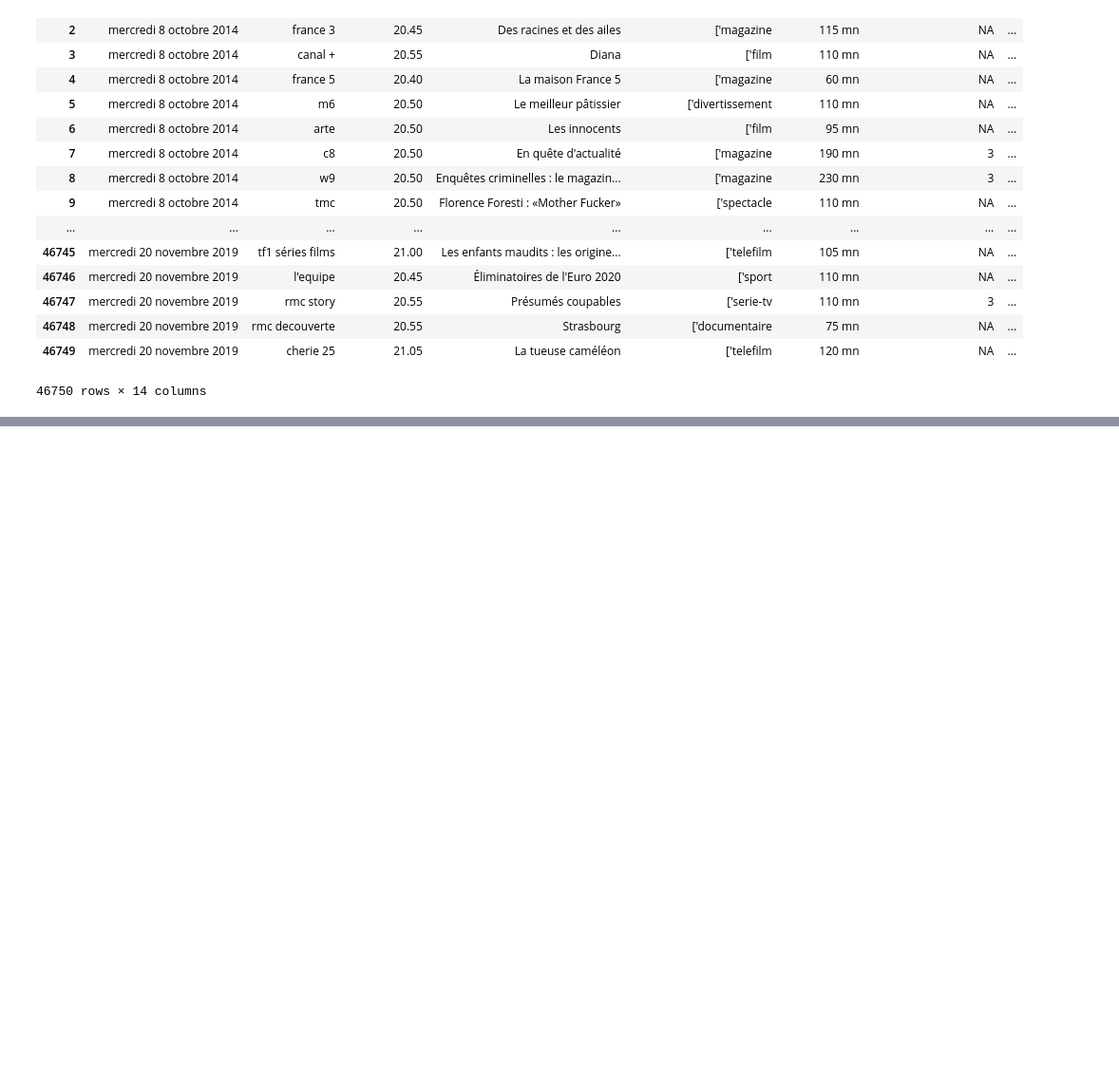
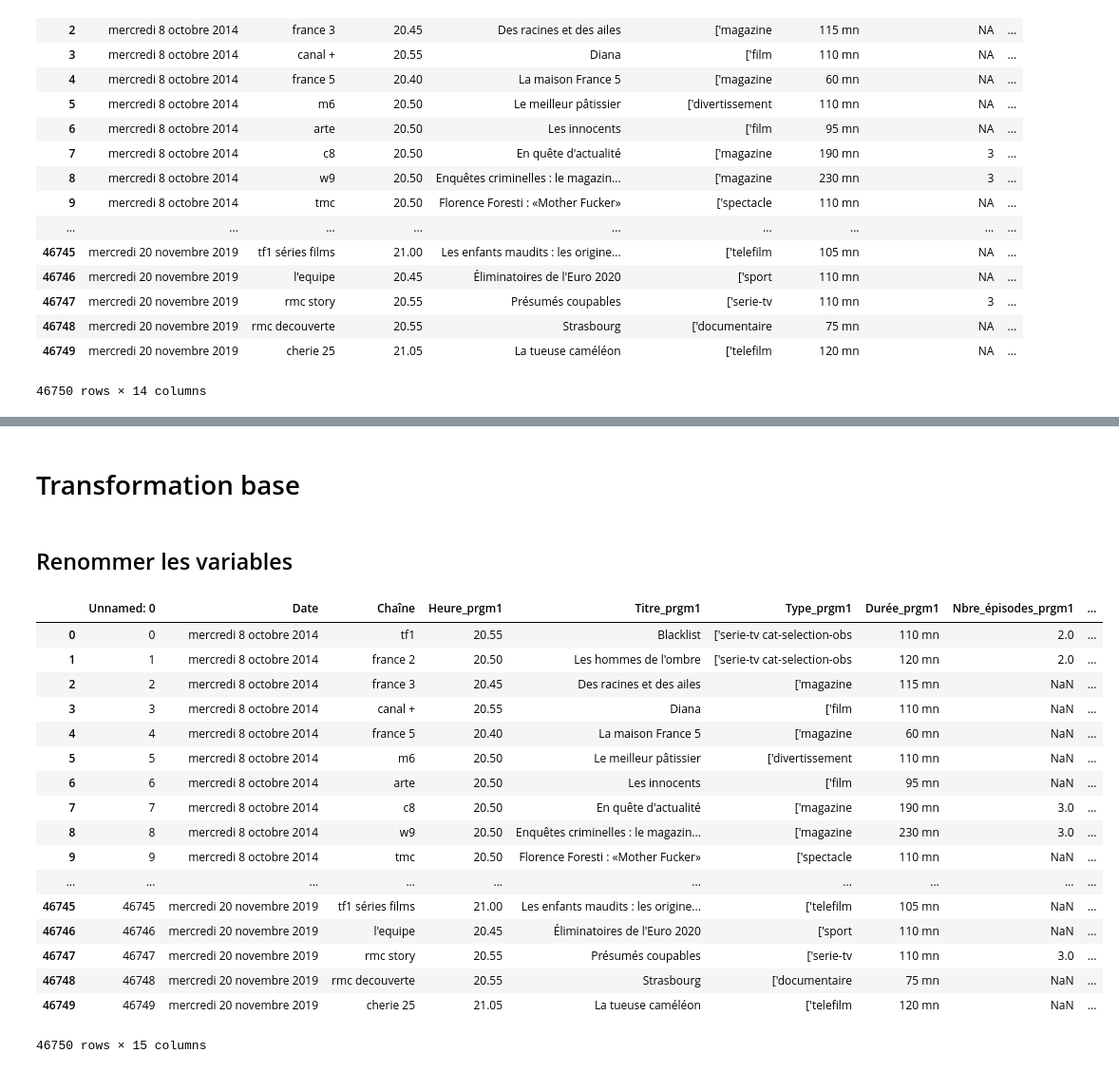
Before and after one commit to dnscharles/Predicting_tv_audiences, a Jupyter notebook: Evelore/Test.ipynb, the cells around one changed output, grey strips where cells are left out. Shown at 95% size. Saved outputs shown, nothing was run; the diff lists cells and outputs as text; code cells hidden in the pictures; blank space fills up the shorter version.

```diff
--- a/Evelore/Test.ipynb
+++ b/Evelore/Test.ipynb
@@ -78,0 +175,4 @@ Donnees.to_csv('ProgrammeTV.csv')
+# %% [markdown]
+# Transformation base
+# %% [markdown]
+## Renommer les variables
@@ -78,0 +181,23 @@ Donnees.to_csv('ProgrammeTV.csv')
+# %%
+Donnees = pd.read_csv("ProgrammeTV.csv")
+# %%
+Donnees
+# %% [output]
+|  | Unnamed: 0 | Date | Chaîne | Heure_prgm1 | Titre_prgm1 | Type_prgm1 | Durée_prgm1 | Nbre_épisodes_prgm1 | ... |
+| 0 | 0 | mercredi 8 octobre 2014 | tf1 | 20.55 | Blacklist | ['serie-tv cat-selection-obs | 110 mn | 2.0 | ... |
+| 1 | 1 | mercredi 8 octobre 2014 | france 2 | 20.50 | Les hommes de l'ombre | ['serie-tv cat-selection-obs | 120 mn | 2.0 | ... |
+| 2 | 2 | mercredi 8 octobre 2014 | france 3 | 20.45 | Des racines et des ailes | ['magazine | 115 mn | NaN | ... |
+| 3 | 3 | mercredi 8 octobre 2014 | canal + | 20.55 | Diana | ['film | 110 mn | NaN | ... |
+| 4 | 4 | mercredi 8 octobre 2014 | france 5 | 20.40 | La maison France 5 | ['magazine | 60 mn | NaN | ... |
+| 5 | 5 | mercredi 8 octobre 2014 | m6 | 20.50 | Le meilleur pâtissier | ['divertissement | 110 mn | NaN | ... |
+| 6 | 6 | mercredi 8 octobre 2014 | arte | 20.50 | Les innocents | ['film | 95 mn | NaN | ... |
+| 7 | 7 | mercredi 8 octobre 2014 | c8 | 20.50 | En quête d'actualité | ['magazine | 190 mn | 3.0 | ... |
+| 8 | 8 | mercredi 8 octobre 2014 | w9 | 20.50 | Enquêtes criminelles : le magazin... | ['magazine | 230 mn | 3.0 | ... |
+| 9 | 9 | mercredi 8 octobre 2014 | tmc | 20.50 | Florence Foresti : «Mother Fucker» | ['spectacle | 110 mn | NaN | ... |
+| ... | ... | ... | ... | ... | ... | ... | ... | ... | ... |
+| 46745 | 46745 | mercredi 20 novembre 2019 | tf1 séries films | 21.00 | Les enfants maudits : les origine... | ['telefilm | 105 mn | NaN | ... |
+| 46746 | 46746 | mercredi 20 novembre 2019 | l'equipe | 20.45 | Éliminatoires de l'Euro 2020 | ['sport | 110 mn | NaN | ... |
+| 46747 | 46747 | mercredi 20 novembre 2019 | rmc story | 20.55 | Présumés coupables | ['serie-tv | 110 mn | 3.0 | ... |
+| 46748 | 46748 | mercredi 20 novembre 2019 | rmc decouverte | 20.55 | Strasbourg | ['documentaire | 75 mn | NaN | ... |
+| 46749 | 46749 | mercredi 20 novembre 2019 | cherie 25 | 21.05 | La tueuse caméléon | ['telefilm | 120 mn | NaN | ... |
+46750 rows × 15 columns
```
Also changed, not shown: parts of 9 cells of this notebook, 3 other files.
